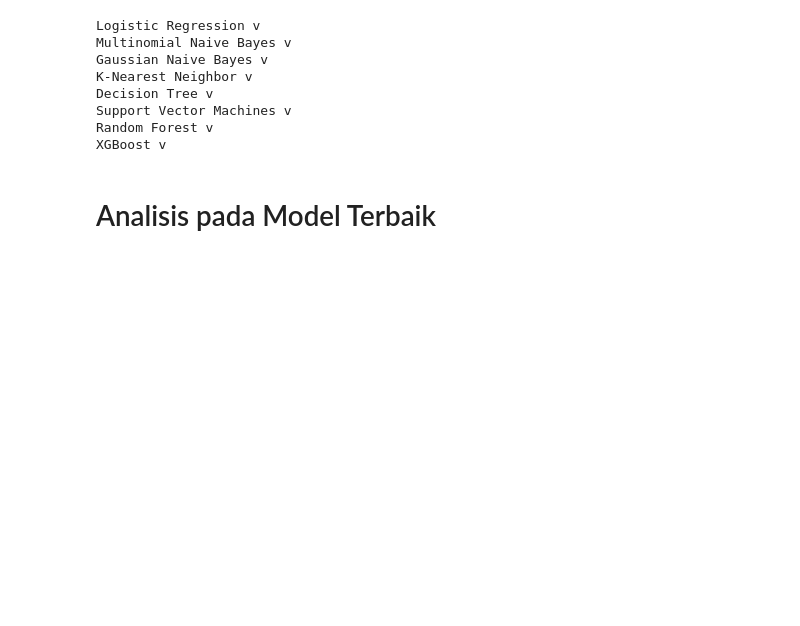
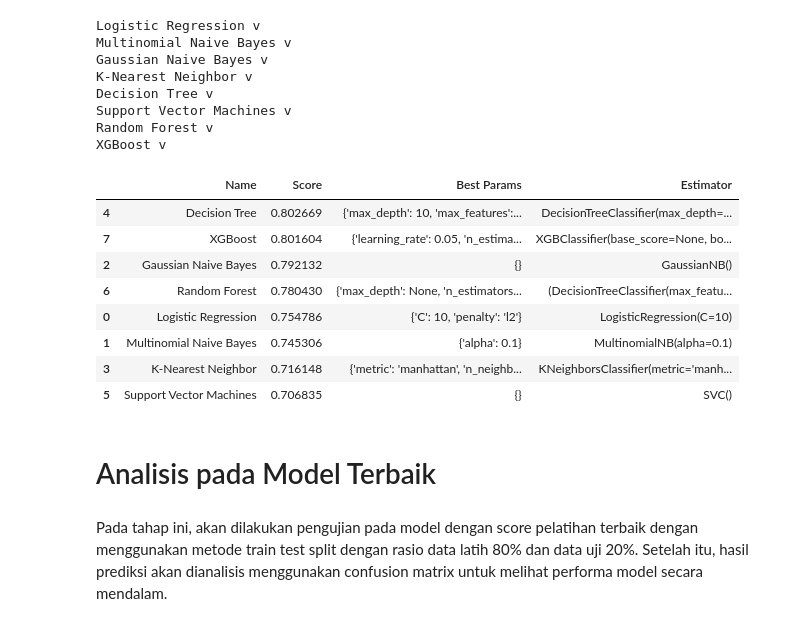
Before and after one commit to JayaWinata/Oprec-ISLAB, a Jupyter notebook: credit-g-classification.ipynb, the cells around one changed output. Saved outputs shown, nothing was run; the diff lists cells and outputs as text; code cells hidden in the pictures; blank space fills up the shorter version.

```diff
--- a/credit-g-classification.ipynb
+++ b/credit-g-classification.ipynb
@@ -220,7 +221,20 @@ Support Vector Machines v
 Random Forest v
 XGBoost v
 # %%
-results = pd.DataFrame(results, columns=['Name','Score','Best Params'])
+results = pd.DataFrame(results, columns=['Name','Score','Best Params', 'Estimator'])
 results.sort_values('Score',ascending=False, inplace=True)
+results
+# %% [output]
+|  | Name | Score | Best Params | Estimator |
+| 4 | Decision Tree | 0.802669 | {'max_depth': 10, 'max_features':... | DecisionTreeClassifier(max_depth=... |
+| 7 | XGBoost | 0.801604 | {'learning_rate': 0.05, 'n_estima... | XGBClassifier(base_score=None, bo... |
+| 2 | Gaussian Naive Bayes | 0.792132 | {} | GaussianNB() |
+| 6 | Random Forest | 0.780430 | {'max_depth': None, 'n_estimators... | (DecisionTreeClassifier(max_featu... |
+| 0 | Logistic Regression | 0.754786 | {'C': 10, 'penalty': 'l2'} | LogisticRegression(C=10) |
+| 1 | Multinomial Naive Bayes | 0.745306 | {'alpha': 0.1} | MultinomialNB(alpha=0.1) |
+| 3 | K-Nearest Neighbor | 0.716148 | {'metric': 'manhattan', 'n_neighb... | KNeighborsClassifier(metric='manh... |
+| 5 | Support Vector Machines | 0.706835 | {} | SVC() |
 # %% [markdown]
 # Analisis pada Model Terbaik
+# %% [markdown]
+Pada tahap ini, akan dilakukan pengujian pada model dengan score pelatihan terbaik dengan menggunakan metode train test split dengan rasio data latih 80% dan data uji 20%. Setelah itu, hasil prediksi akan dianalisis menggunakan confusion matrix untuk melihat performa model secara mendalam.
```
Also changed, not shown: parts of 6 cells of this notebook.
